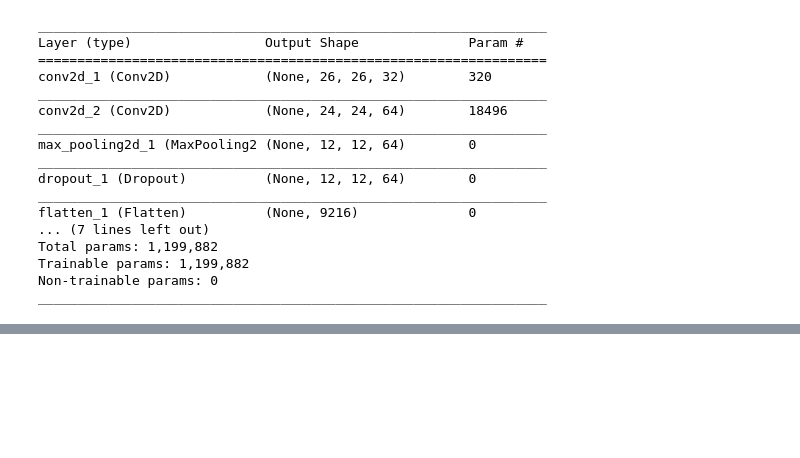
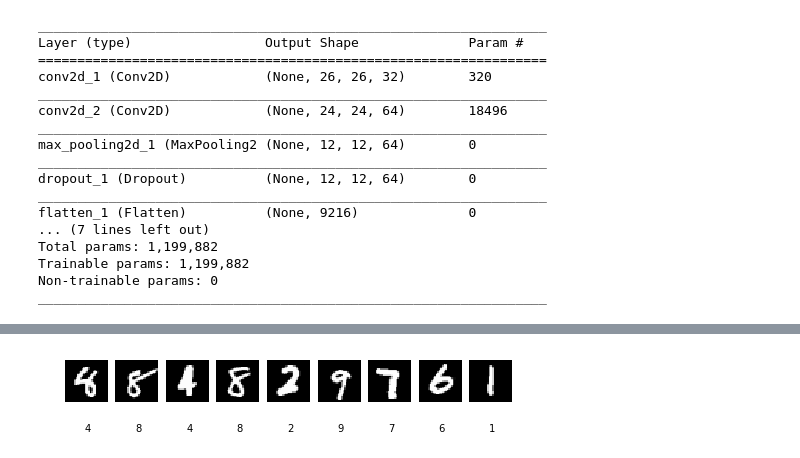
Before and after one commit to patrickcgray/deep_learning_ecology, a Jupyter notebook: basic_cnn_minst.ipynb, the cells around one changed output, grey strips where cells are left out. Cells and saved outputs as stored; diff of their text form; code cells hidden in the pictures; blank space fills up the shorter version.

```diff
--- a/basic_cnn_minst.ipynb
+++ b/basic_cnn_minst.ipynb
@@ -110,0 +116,31 @@ Test accuracy: 0.9862
+# %%
+w=10
+h=10
+fig=plt.figure(figsize=(8, 8))
+columns = 9
+rows = 1
+
+np.argmax(model.predict(x_test[1:10]), axis=1)
+
+for i in range(1, columns*rows+1):
+    fig.add_subplot(rows, columns, i)
+    plt.imshow(x_test[i].reshape((28, 28)), cmap = 'gray')
+    plt.text(15,45, labels[i-1],  horizontalalignment='center', verticalalignment='center')
+
+plt.show()
+# %%
+w=10
+h=10
+fig=plt.figure(figsize=(8, 8))
+columns = 9
+rows = 1
+indices = np.random.randint(len(x_test), size=(10))
+labels = np.argmax(model.predict(x_test[indices]), axis=1)
+for i in range(1, columns*rows+1):
+    fig.add_subplot(rows, columns, i)
+    plt.imshow(x_test[indices[i-1]].reshape((28, 28)), cmap = 'gray')
+    plt.axis('off')
+    plt.text(15,45, labels[i-1],  horizontalalignment='center', verticalalignment='center')
+plt.show()
+# %% [output]
+[figure, added]
```
Also changed, not shown: parts of 3 cells of this notebook, 3 other files.
